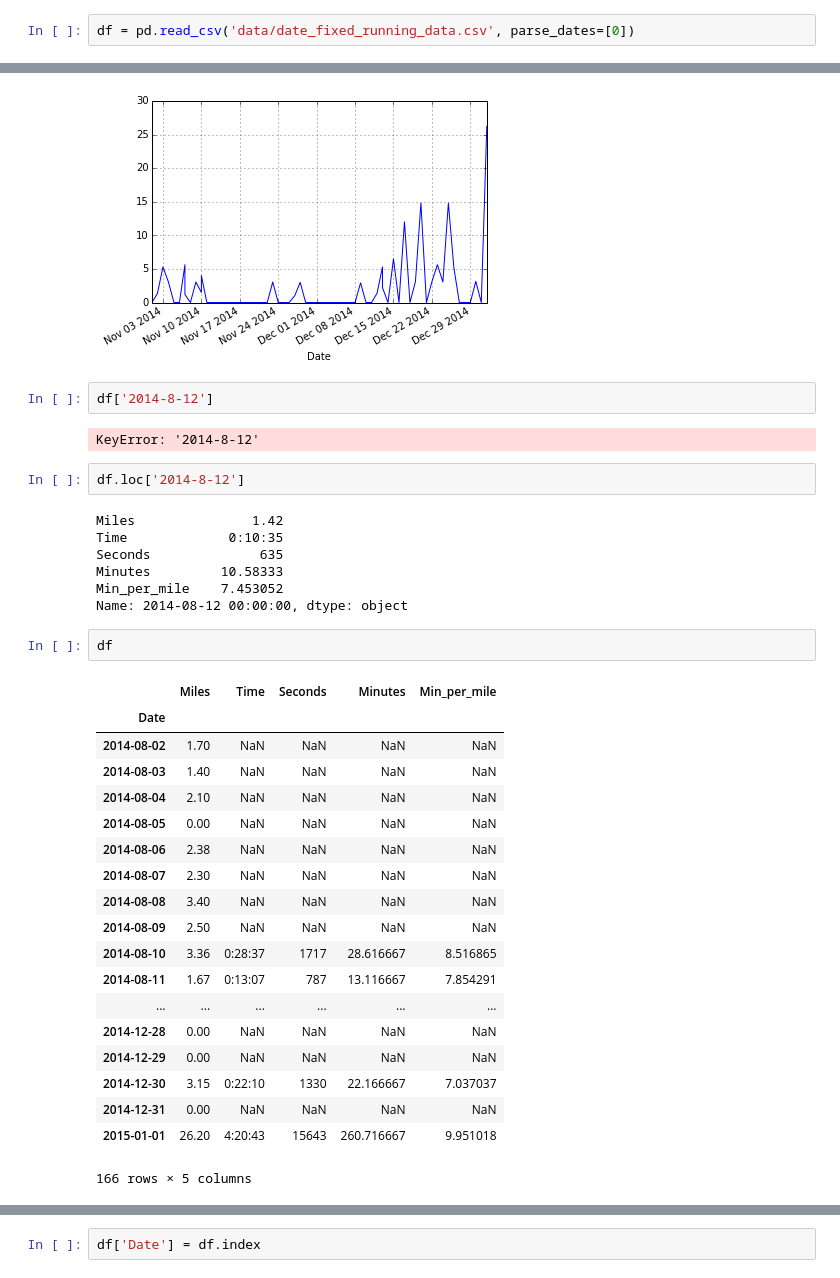
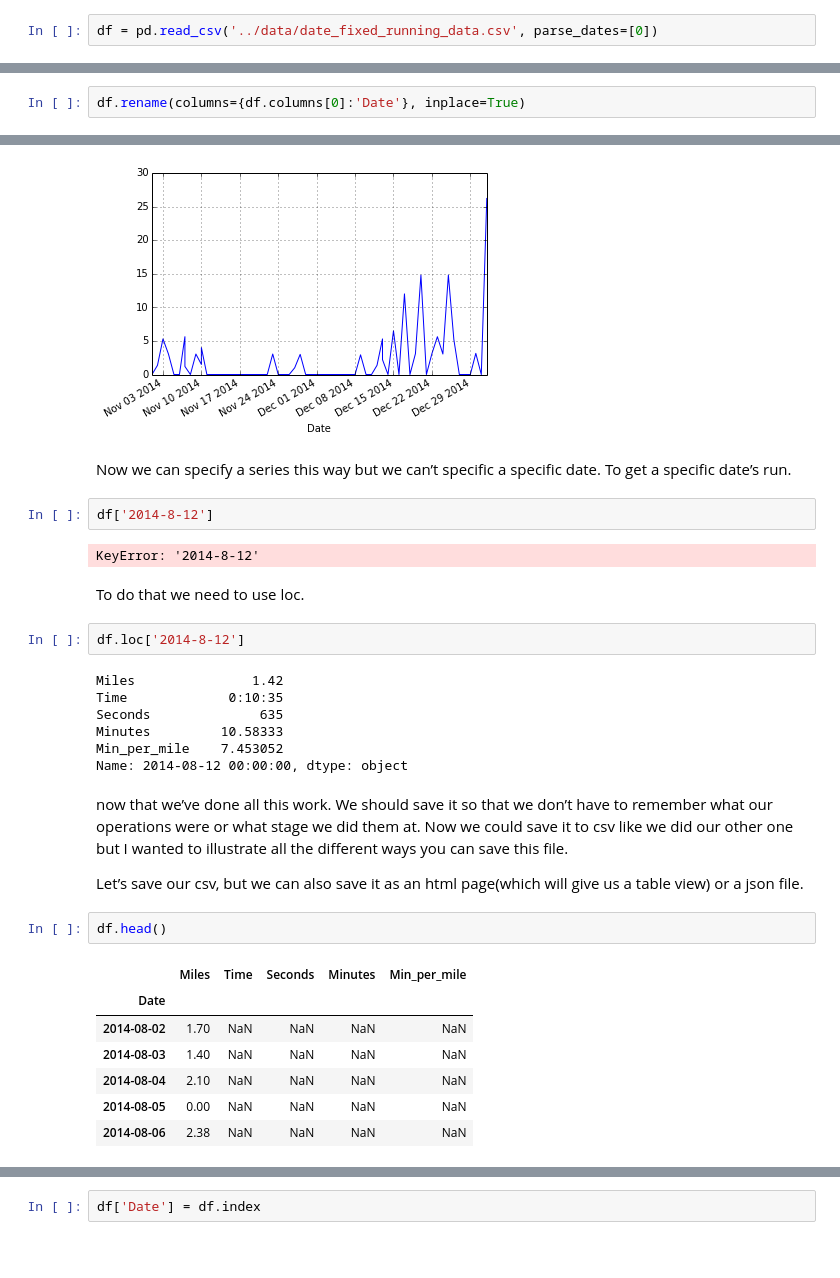
Before and after one commit to bllchmbrs/data_analysis_with_python_and_pandas, a Jupyter notebook: 4 - pandas Basics/4-6 pandas DataFrame Renaming Cols, Handling NaN Values, Maps, Intermediate Plotting, + Rolling Values.ipynb, the cells around one changed output, grey strips where cells are left out. Drawn from its saved outputs; the diff is of its cells as text; blank space fills up the shorter version.

Commit message:
Filling out Data Frame

```diff
--- a/4 - pandas Basics/4-6 pandas DataFrame.ipynb
+++ b/4 - pandas Basics/4-6 pandas DataFrame Renaming Cols, Handling NaN Values, Maps, Intermediate Plotting, + Rolling Values.ipynb
@@ -113,2 +44,2 @@ ValueError: 'Date' is not in list
 # %%
-df = pd.read_csv('data/date_fixed_running_data.csv', parse_dates=[0])
+df = pd.read_csv('../data/date_fixed_running_data.csv', parse_dates=[0])
@@ -128,0 +71,2 @@ df.head()
+# %%
+df.rename(columns={df.columns[0]:'Date'}, inplace=True)
@@ -360,10 +384,15 @@ df['2014-11':'2015-1-1']['Miles'].plot()
 # %% [output]
 <matplotlib.axes.AxesSubplot at 0x...>
 [figure]
+# %% [markdown]
+
+Now we can specify a series this way but we can’t specific a specific date. To get a specific date’s run.
 # %%
 df['2014-8-12']
 # %% [output]
 KeyError: '2014-8-12'
+# %% [markdown]
+To do that we need to use loc.
 # %%
 df.loc['2014-8-12']
 # %% [output]
@@ -373,26 +402,19 @@ Seconds              635
 Minutes         10.58333
 Min_per_mile    7.453052
 Name: 2014-08-12 00:00:00, dtype: object
+# %% [markdown]
+
+now that we’ve done all this work. We should save it so that we don’t have to remember what our operations were or what stage we did them at. Now we could save it to csv like we did our other one but I wanted to illustrate all the different ways you can save this file.
+
+Let’s save our csv, but we can also save it as an html page(which will give us a table view) or a json file.
 # %%
-df
+df.head()
 # %% [output]
 |  | Miles | Time | Seconds | Minutes | Min_per_mile |
 | Date |  |  |  |  |  |
 | 2014-08-02 | 1.70 | NaN | NaN | NaN | NaN |
 | 2014-08-03 | 1.40 | NaN | NaN | NaN | NaN |
 | 2014-08-04 | 2.10 | NaN | NaN | NaN | NaN |
 | 2014-08-05 | 0.00 | NaN | NaN | NaN | NaN |
 | 2014-08-06 | 2.38 | NaN | NaN | NaN | NaN |
-| 2014-08-07 | 2.30 | NaN | NaN | NaN | NaN |
-| 2014-08-08 | 3.40 | NaN | NaN | NaN | NaN |
-| 2014-08-09 | 2.50 | NaN | NaN | NaN | NaN |
-| 2014-08-10 | 3.36 | 0:28:37 | 1717 | 28.616667 | 8.516865 |
-| 2014-08-11 | 1.67 | 0:13:07 | 787 | 13.116667 | 7.854291 |
-| ... | ... | ... | ... | ... | ... |
-| 2014-12-28 | 0.00 | NaN | NaN | NaN | NaN |
-| 2014-12-29 | 0.00 | NaN | NaN | NaN | NaN |
-| 2014-12-30 | 3.15 | 0:22:10 | 1330 | 22.166667 | 7.037037 |
-| 2014-12-31 | 0.00 | NaN | NaN | NaN | NaN |
-| 2015-01-01 | 26.20 | 4:20:43 | 15643 | 260.716667 | 9.951018 |
-166 rows × 5 columns
 # %%
```
Also changed, not shown: parts of 54 cells of this notebook, 3 other files.
